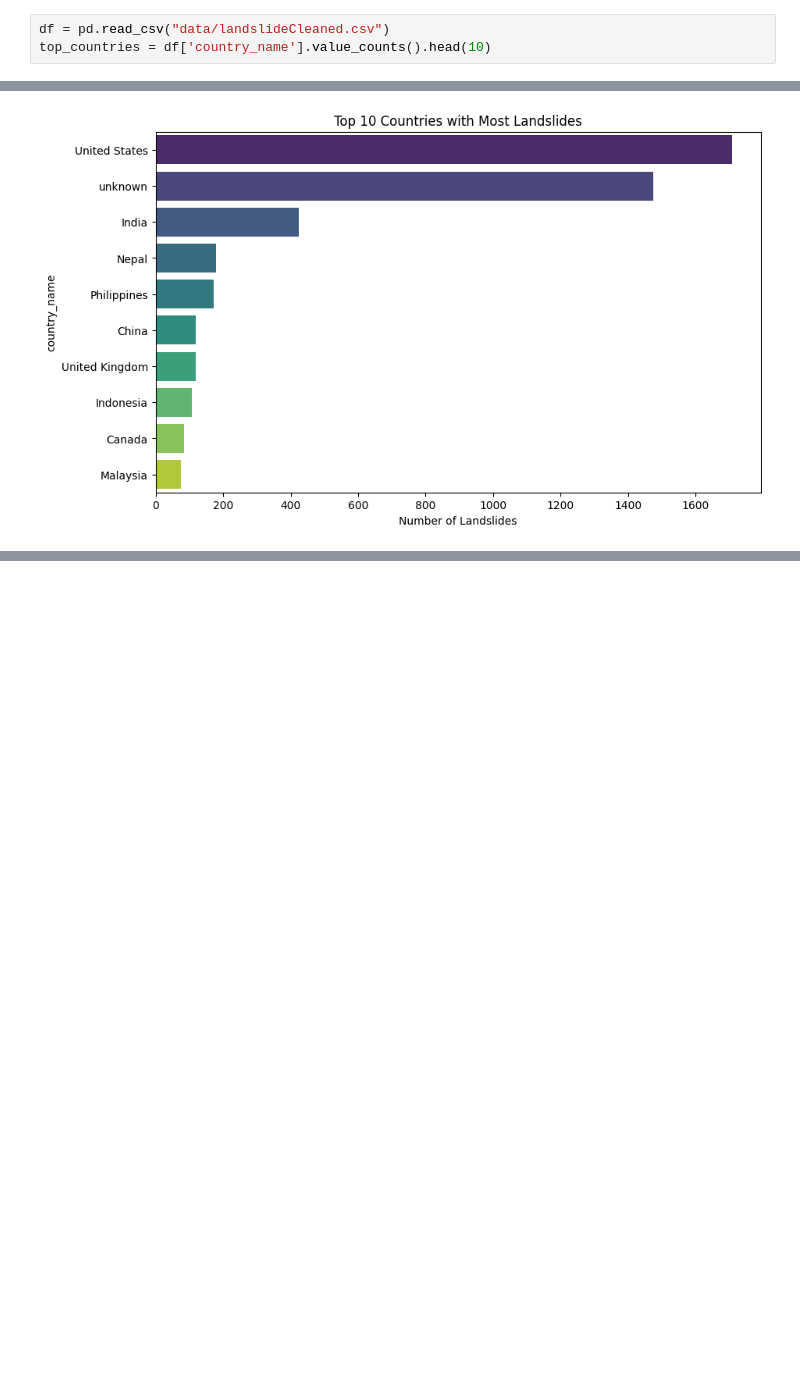
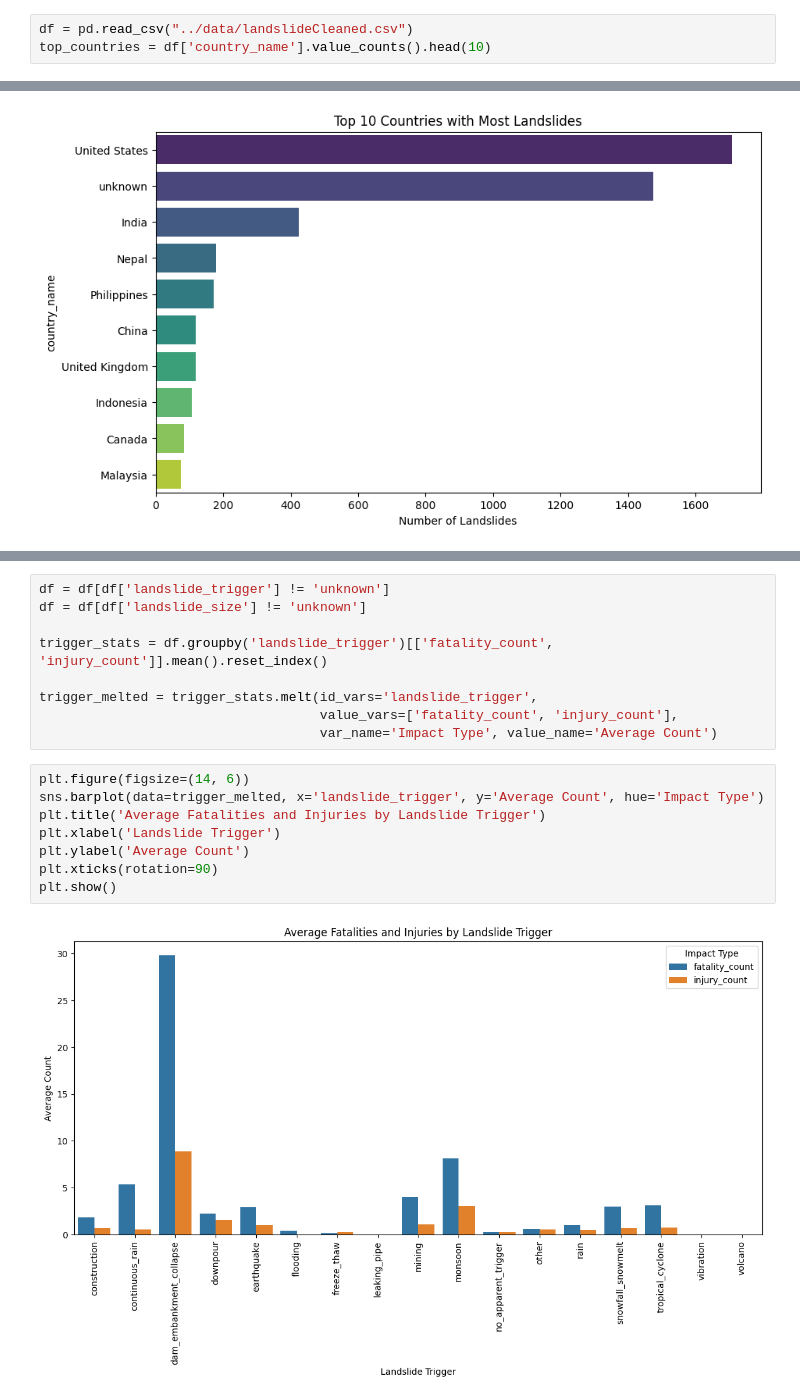
Before and after one commit to n-ferrante/Global_Landslides, a Jupyter notebook: notebooks/03_research_question_analysis.ipynb, the cells around one changed output, grey strips where cells are left out. Saved outputs shown, nothing was run; the diff lists cells and outputs as text; blank space fills up the shorter version.

Commit message:
Created plot for second answer

```diff
--- a/notebooks/03_research_question_analysis.ipynb
+++ b/notebooks/03_research_question_analysis.ipynb
@@ -4,7 +4,7 @@ import matplotlib.pyplot as plt
 import seaborn as sns
 import folium
 # %%
-df = pd.read_csv("data/landslideCleaned.csv")
+df = pd.read_csv("../data/landslideCleaned.csv")
 top_countries = df['country_name'].value_counts().head(10)
 # %%
 
@@ -29,3 +29,22 @@ map.save("landslides_map.html")
 map
 # %% [output]
 [interactive output not drawn]
+# %%
+df = df[df['landslide_trigger'] != 'unknown']
+df = df[df['landslide_size'] != 'unknown']
+
+trigger_stats = df.groupby('landslide_trigger')[['fatality_count', 'injury_count']].mean().reset_index()
+
+trigger_melted = trigger_stats.melt(id_vars='landslide_trigger',
+                                    value_vars=['fatality_count', 'injury_count'],
+                                    var_name='Impact Type', value_name='Average Count')
+# %%
+plt.figure(figsize=(14, 6))
+sns.barplot(data=trigger_melted, x='landslide_trigger', y='Average Count', hue='Impact Type')
+plt.title('Average Fatalities and Injuries by Landslide Trigger')
+plt.xlabel('Landslide Trigger')
+plt.ylabel('Average Count')
+plt.xticks(rotation=90)
+plt.show()
+# %% [output]
+[figure, added]
```
